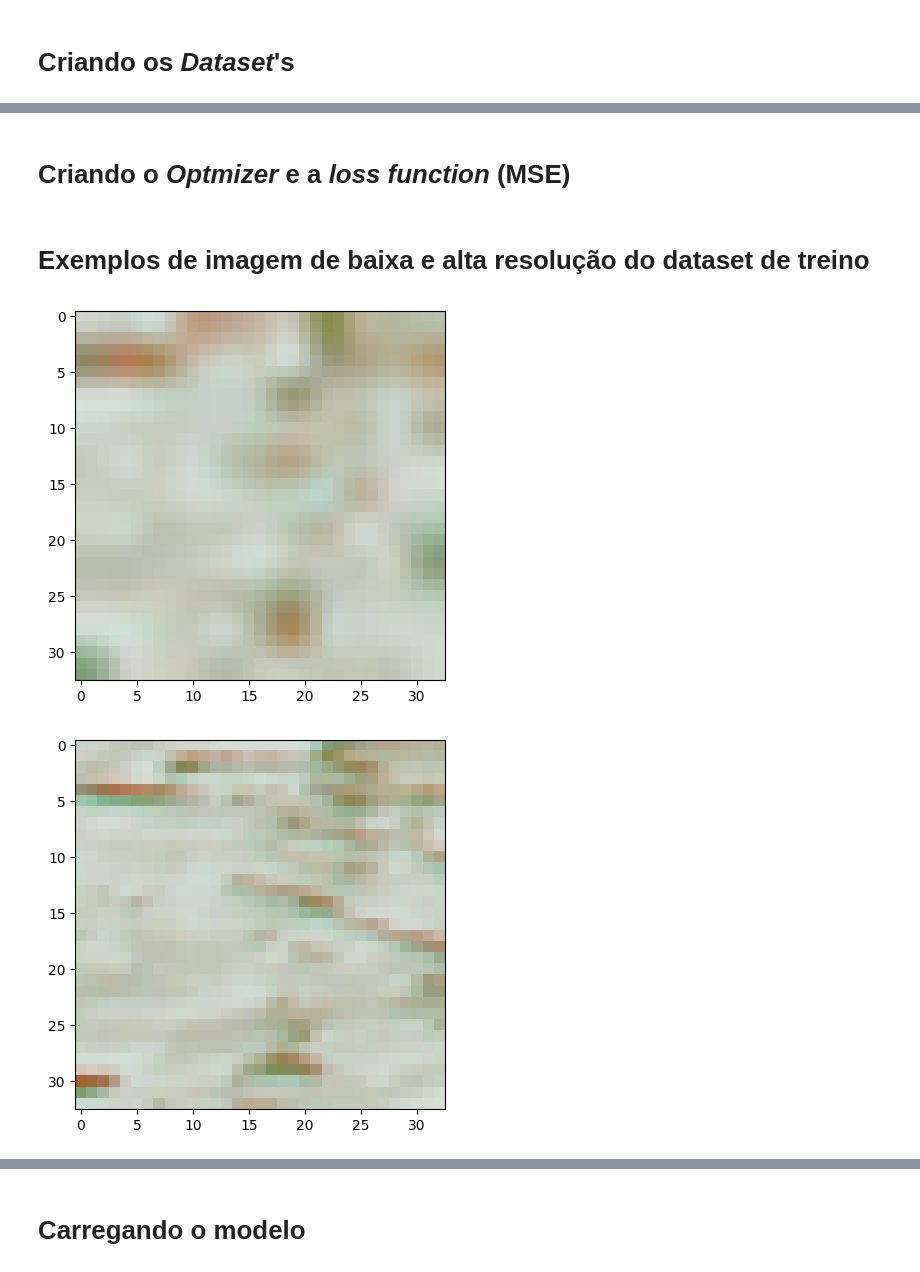
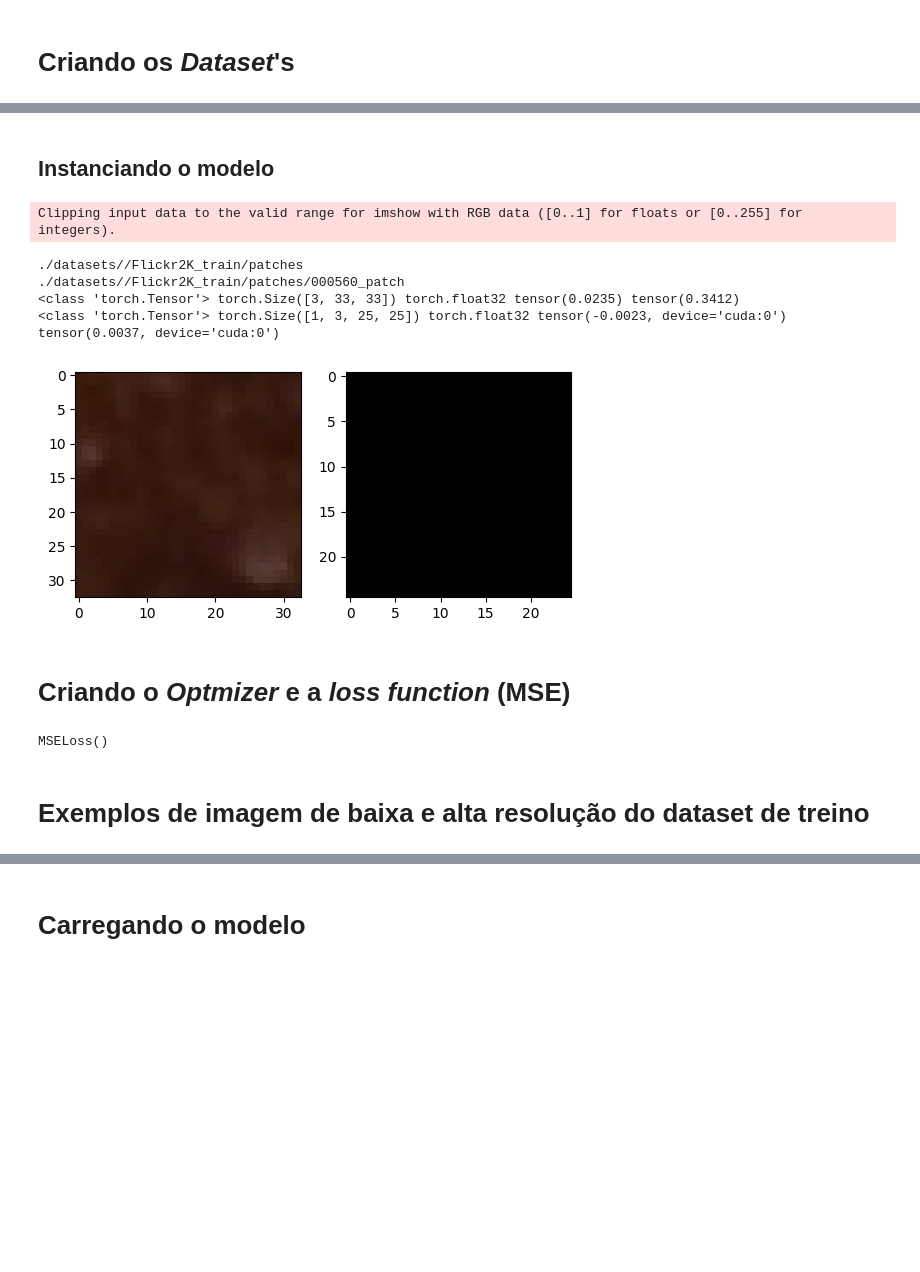
Before and after one commit to velozo27/TCC-Pedro-Velozo-ENG1132, a Jupyter notebook: SRCNN_Comentada.ipynb, the cells around one changed output, grey strips where cells are left out. Drawn from its saved outputs; the diff is of its cells as text; code cells hidden in the pictures; blank space fills up the shorter version.

```diff
--- a/SRCNN_Comentada.ipynb
+++ b/SRCNN_Comentada.ipynb
@@ -417,21 +457,48 @@ Wall time: 7.08 s
+# %% [markdown]
+## Instanciando o modelo
+# %%
+# Instancianting the model
+# Atencao: cuidado ao rodar o treino várias vezes sem resetar o modelo!
+model = SRCNN(initialization="normal")
+model.to(device)
+
+# hyperparameters
+#https://stackoverflow.com/questions/48324152/pytorch-how-to-change-the-learning-rate-of-an-optimizer-at-any-given-moment-no
+lr = 1e-3
+# %%
+img = get_image_patch(f"{DATASET_ROOT}/Flickr2K_train").float()/255
+print(type(img), img.shape, img.dtype, img.min(), img.max())
+with torch.no_grad():
+  img_out = model(img.unsqueeze(0).to(device))
+print(type(img_out), img_out.shape, img_out.dtype, img_out.min(), img_out.max())
+plt.figure()
+plt.subplot(1, 2, 1)
+plt.imshow(ImageHelperInstance.tensor_as_image(img.cpu()))
+plt.subplot(1, 2, 2)
+plt.imshow(ImageHelperInstance.tensor_as_image(img_out.squeeze().cpu()))
+plt.show()
+# %% [output]
+Clipping input data to the valid range for imshow with RGB data ([0..1] for floats or [0..255] for integers).
+./datasets//Flickr2K_train/patches
+./datasets//Flickr2K_train/patches/000560_patch
+<class 'torch.Tensor'> torch.Size([3, 33, 33]) torch.float32 tensor(0.0235) tensor(0.3412)
+<class 'torch.Tensor'> torch.Size([1, 3, 25, 25]) torch.float32 tensor(-0.0023, device='cuda:0') tensor(0.0037, device='cuda:0')
+[figure, added]
 # %% [markdown]
 # Criando o *Optmizer* e a *loss function* (MSE)
 # %%
+# otimizacao: Mudar o otimizador para Adam ou RMSProp
+#           : Usar momentum = 0.9
+#           : Usar learning maior: 1e-4?
+#           : Usar learning rate decay
+
 # 3.3 Training
 # The loss is minimized using stochastic gradient descent with the standard backpropagation
 optimizer = torch.optim.SGD(model.parameters(), lr=lr)
 # we use Mean Squared Error (MSE) as the loss function:
 loss_fn = nn.MSELoss()
+loss_fn.to(device)
+# %% [output]
+MSELoss()
 # %% [markdown]
 # Exemplos de imagem de baixa e alta resolução do dataset de treino
-# %%
-# example of training image
-for X, y in train_dataloader:
-    # print('X:')
-    ImageHelperInstance.show_tensor_as_image(X[0])
-    # print('y:')
-    ImageHelperInstance.show_tensor_as_image(y[0])
-    break
-# %% [output]
-[figure, removed]
-[figure, removed]
```
Also changed, not shown: parts of 19 cells of this notebook, 1 other file.
